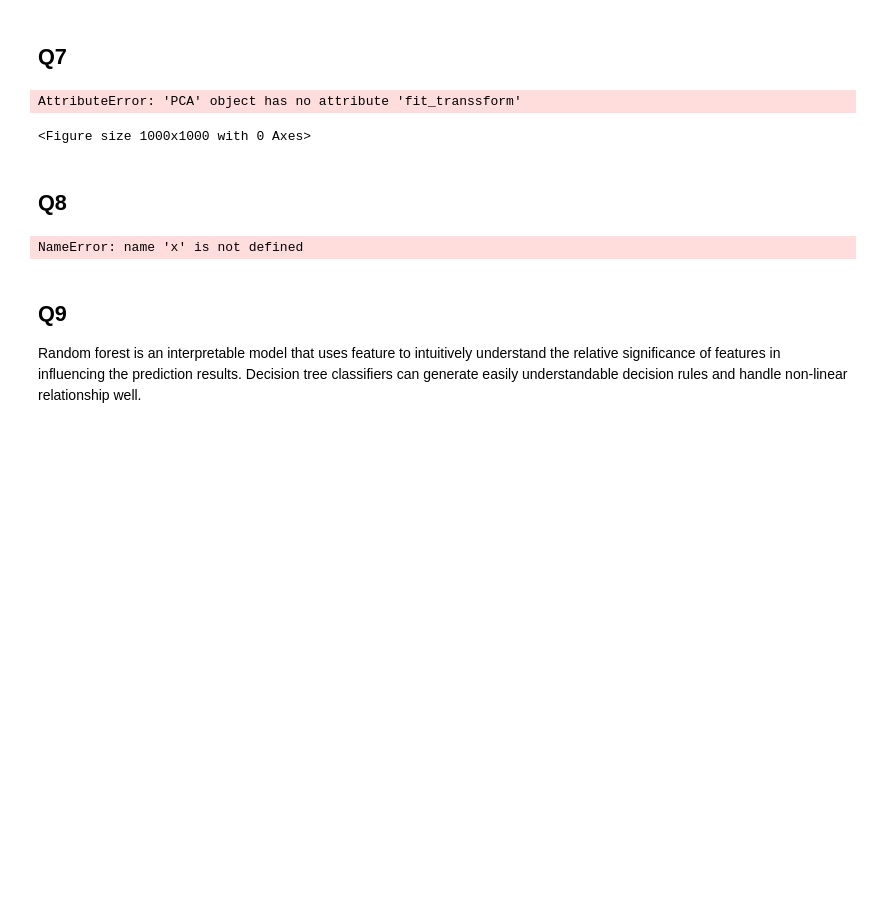
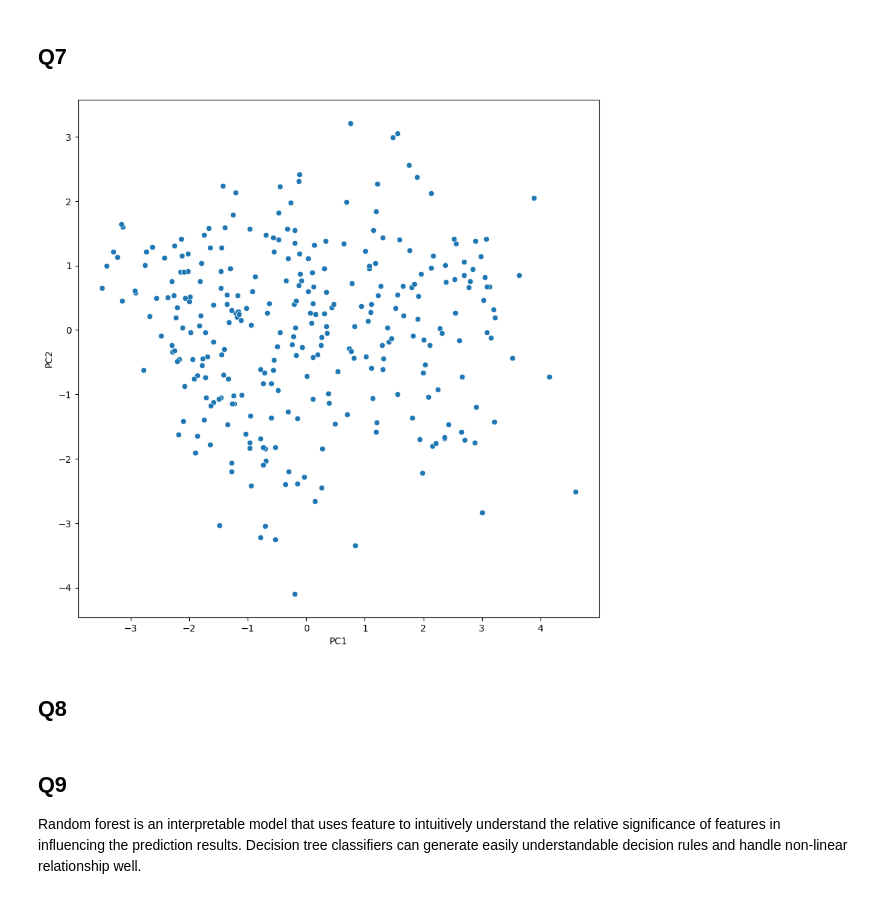
Before and after one commit to sheny133/STATS3DA3-Assignment6, a Jupyter notebook: Yichen_Shen_Q1-5.ipynb, the cells around one changed output. Cells and saved outputs as stored; diff of their text form; code cells hidden in the pictures; blank space fills up the shorter version.

Commit message:
Update Yichen_Shen_Q1-5.ipynb
fix Q7，drop NaN

```diff
--- a/Yichen_Shen_Q1-5.ipynb
+++ b/Yichen_Shen_Q1-5.ipynb
@@ -122,21 +141,19 @@ observation count after removing missing values: 304
 # %%
 plt.figure(figsize=(10,10))
 pca=PCA(n_components=2)
-reduced_data=pca.fit_transsform(df.drop(['num'],axis=1))
+pca_input=df.drop(['num'],axis=1).dropna()
+reduced_data=pca.fit_transform(pca_input)
 df_reduced=pd.DataFrame(reduced_data,columns=['PC1','PC2'])
 sns.scatterplot(data=df_reduced,x='PC1',y='PC2')
 plt.show()
 # %% [output]
-AttributeError: 'PCA' object has no attribute 'fit_transsform'
-<Figure size 1000x1000 with 0 Axes>
+[figure, added]
 # %% [markdown]
 ## Q8
 # %%
 X=df.drop('num',axis=1)
 y=df['num']
-X_train,X_test,y_train,y_test=train_test_split(x,y,test_size=0.3,random_state=1)
+X_train,X_test,y_train,y_test=train_test_split(X,y,test_size=0.3,random_state=1)
-# %% [output]
-NameError: name 'x' is not defined
 # %% [markdown]
 ## Q9
 Random forest is an interpretable model that uses feature to intuitively understand the relative significance of features in influencing the prediction results.
```
Also changed, not shown: parts of 5 cells of this notebook.
